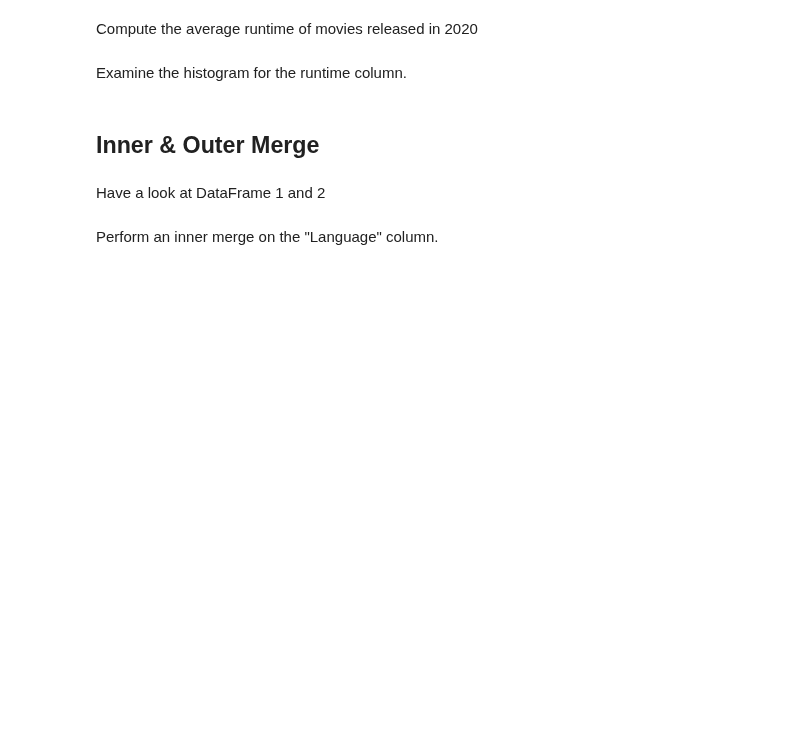
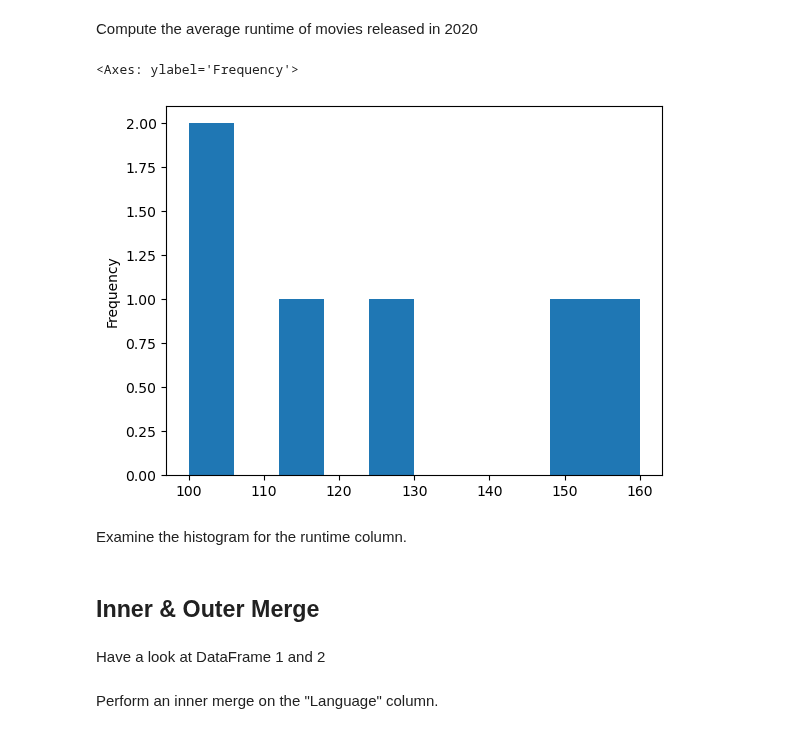
Before and after one commit to Knerten0815/data_science_course, a Jupyter notebook: notebooks/Moodle notebooks/data_science_live_coding_mmi_02_template.ipynb, the cells around one changed output. Drawn from its saved outputs; the diff is of its cells as text; code cells hidden in the pictures; blank space fills up the shorter version.

```diff
--- a/notebooks/Moodle notebooks/data_science_live_coding_mmi_02_template.ipynb
+++ b/notebooks/Moodle notebooks/data_science_live_coding_mmi_02_template.ipynb
@@ -103,8 +346,11 @@ data[mask]
 # %% [markdown]
 Compute the average runtime of movies released in 2020
 # %%
-mask = # your code here (condition)
-df[mask]
+mask = data.Released_Year >= 2020
+data[mask].Runtime.plot(kind = "hist")
+# %% [output]
+<Axes: ylabel='Frequency'>
+[figure, added]
 # %% [markdown]
 Examine the histogram for the runtime column.
 # %%
```
Also changed, not shown: parts of 22 cells of this notebook.
